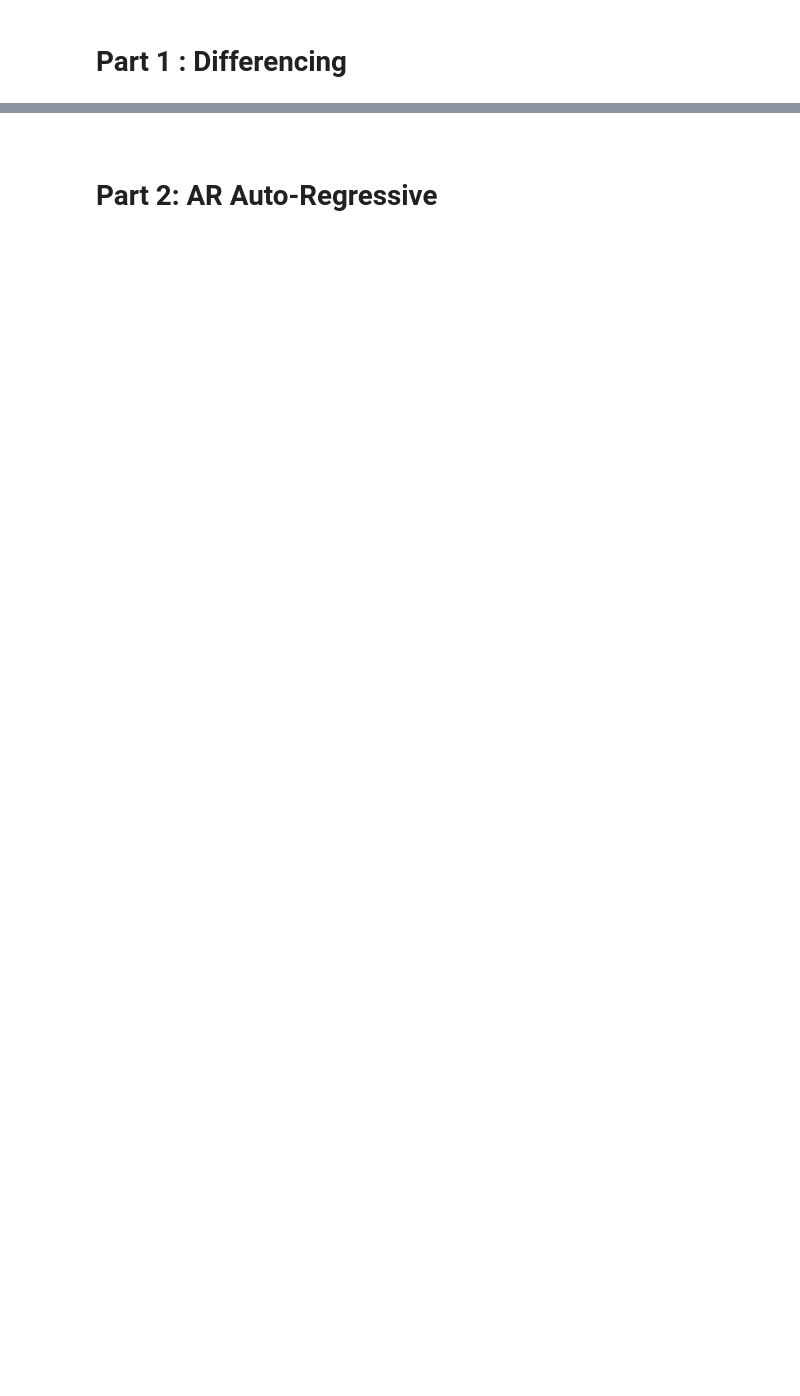
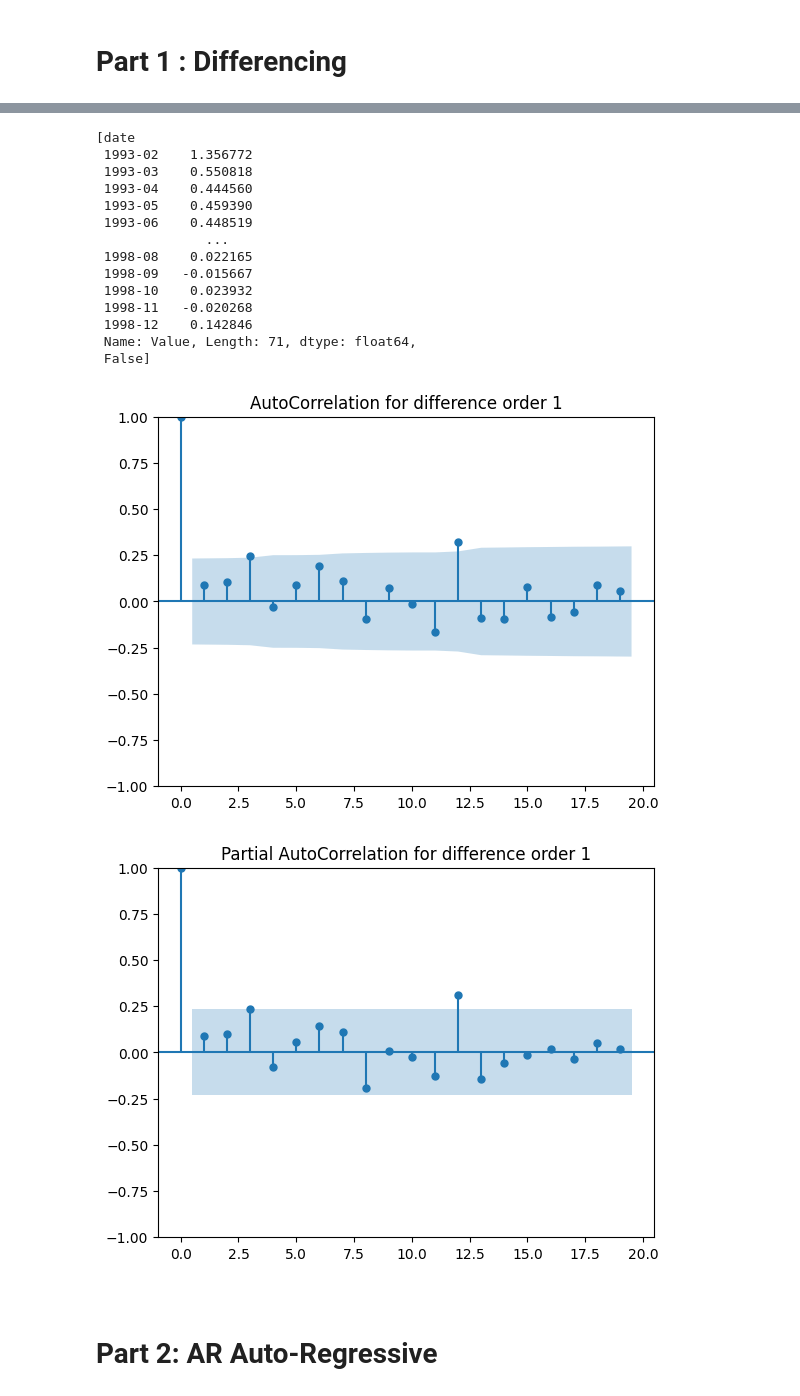
Before and after one commit to MaheshG11/ARIMA, a Jupyter notebook: ARIMA_Train.ipynb, the cells around one changed output, grey strips where cells are left out. Cells and saved outputs as stored; diff of their text form; code cells hidden in the pictures; blank space fills up the shorter version.

```diff
--- a/ARIMA_Train.ipynb
+++ b/ARIMA_Train.ipynb
@@ -37,15 +29,12 @@ def adf_check(time_series):
     """
     Pass in a time series, returns ADF report
     """
+    print(type(time_series))
     result = adfuller(time_series)
-    print (result)
     print('Augmented Dickey-Fuller Test:')
     labels = ['ADF Test Statistic','p-value','Number of Lags Used','Number of Observations Used', "Critical Values"]
 
     for value,label in zip(result,labels):
         print(label+' : '+str(value) )
-
-    if result[1] <= .05:
-        print("strong evidence against the null hypothesis, reject the null hypothesis. Data has no unit root and is stationary")
-    else:
-        print("weak evidence against null hypothesis, time series has a unit root, indicating it is non-stationary \n")
+    return result[1]
+adf_check(np.log(df.Value).diff().diff(12).dropna())
@@ -52,4 +49,0 @@ def adf_check(time_series):
-# %%
-def I(df,order1,order2):
-    df_testing = pd.DataFrame(np.log(df.Value).diff().diff(12))
-    adf_check(df_testing.Value.dropna())
@@ -74,0 +50,20 @@ weak evidence against null hypothesis, time series has a unit root, indicating i
+# %%
+def I(df,order):
+    a=df.copy()
+    print("Order:",order)
+    for i in order:
+        if(i==0) : break
+        a=a.diff(i)
+
+    a = pd.DataFrame(a,columns=['Value'])
+    a=a.Value.dropna()
+
+
+    p=adf_check(a)
+    plot_acf(a,title=f'AutoCorrelation for difference order {len(order)}')
+    plot_pacf(a,title=f'Partial AutoCorrelation for difference order {len(order)}')
+    return [a,p<.05]
+I(np.log(df.Value),[1])
+
+#if(I[1]==1) the data is stationary
+# %% [output]
@@ -75,3 +78,19 @@ weak evidence against null hypothesis, time series has a unit root, indicating i
+[date
+ 1993-02    1.356772
+ 1993-03    0.550818
+ 1993-04    0.444560
+ 1993-05    0.459390
+ 1993-06    0.448519
+              ...
+ 1998-08    0.022165
+ 1998-09   -0.015667
+ 1998-10    0.023932
+ 1998-11   -0.020268
+ 1998-12    0.142846
+ Name: Value, Length: 71, dtype: float64,
+ False]
+[figure, added]
+[figure, added]
 # %% [markdown]
 <br></br>
 <h1>Part 2: AR Auto-Regressive
```
Also changed, not shown: parts of 9 cells of this notebook.
